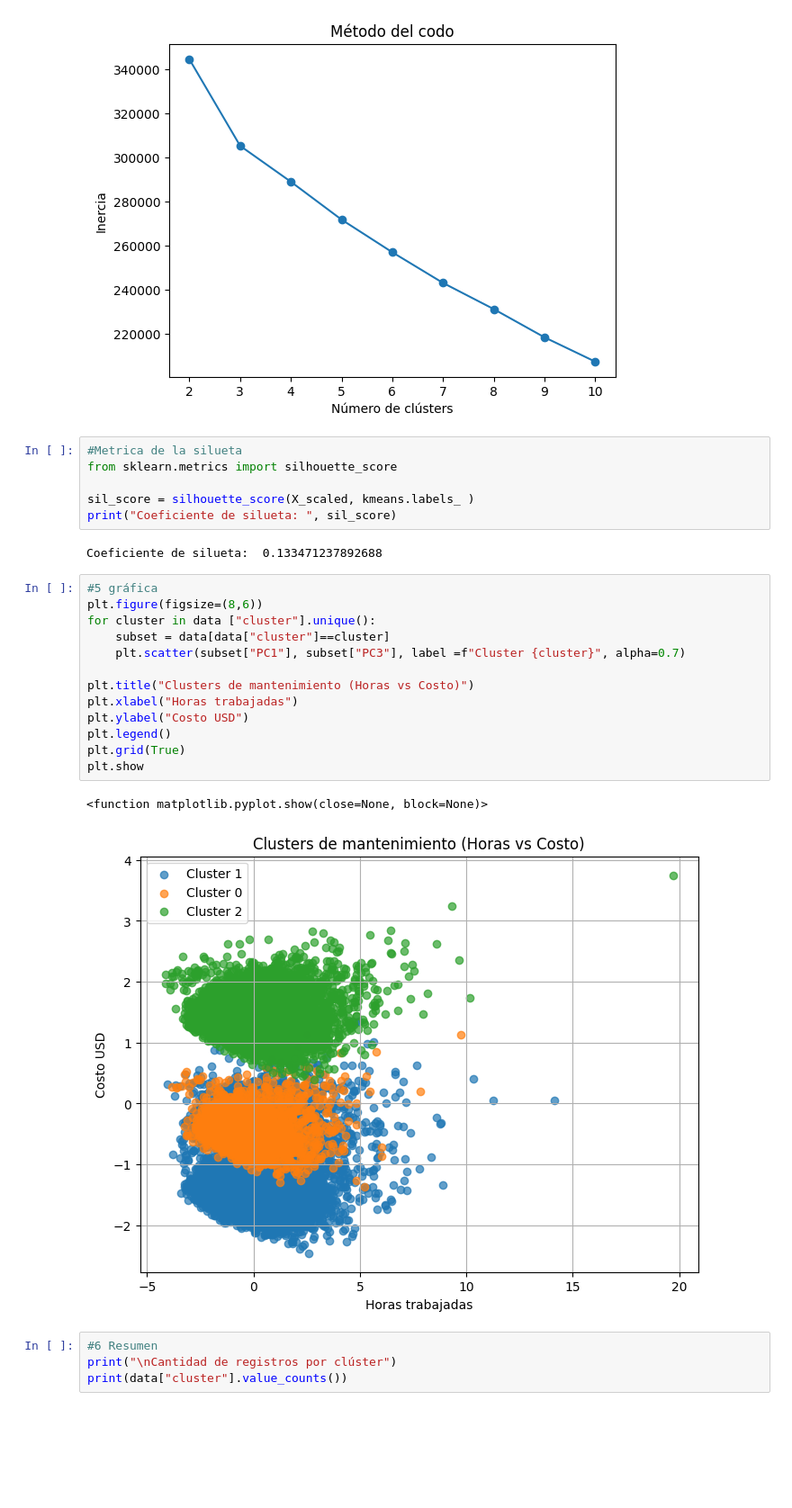
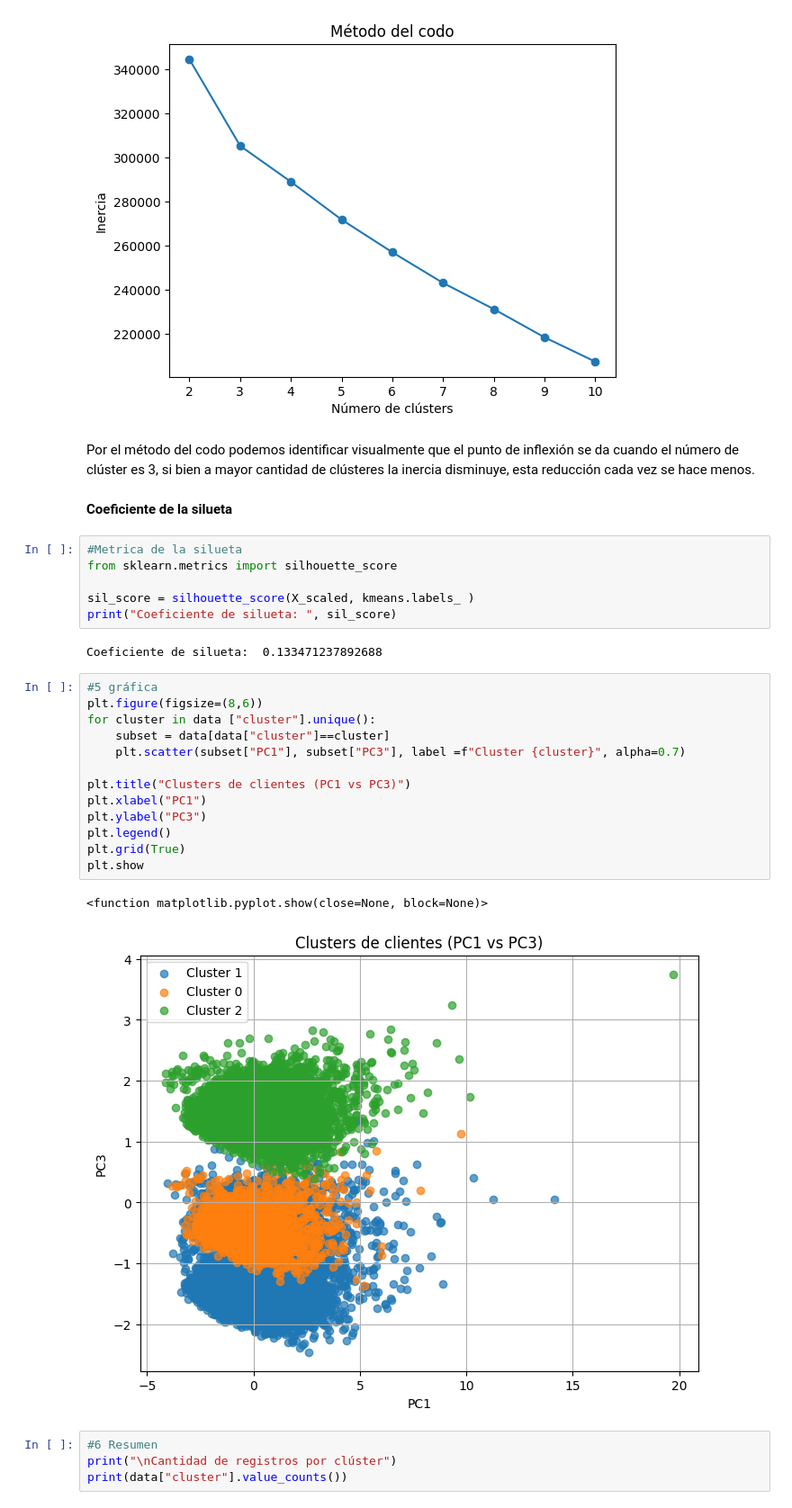
Before and after one commit to JhoelFernandoIM/ML_CPP2, a Jupyter notebook: notebooks/clusterizacion_clientes.ipynb, the cells around one changed output. Shown: that part at 90% size. Drawn from its saved outputs; the diff is of its cells as text; blank space fills up the shorter version.

```diff
--- a/notebooks/clusterizacion_clientes.ipynb
+++ b/notebooks/clusterizacion_clientes.ipynb
@@ -62,6 +64,10 @@ plt.title('Método del codo')
 plt.show()
 # %% [output]
 [figure]
+# %% [markdown]
+Por el método del codo podemos identificar visualmente que el punto de inflexión se da cuando el número de clúster es 3, si bien a mayor cantidad de clústeres la inercia disminuye, esta reducción cada vez se hace menos.
+# %% [markdown]
+**Coeficiente de la silueta**
 # %%
 #Metrica de la silueta
 from sklearn.metrics import silhouette_score
@@ -73,19 +79,19 @@ Coeficiente de silueta:  0.133471237892688
 # %%
 #5 gráfica
 plt.figure(figsize=(8,6))
 for cluster in data ["cluster"].unique():
     subset = data[data["cluster"]==cluster]
     plt.scatter(subset["PC1"], subset["PC3"], label =f"Cluster {cluster}", alpha=0.7)
 
-plt.title("Clusters de mantenimiento (Horas vs Costo)")
-plt.xlabel("Horas trabajadas")
-plt.ylabel("Costo USD")
+plt.title("Clusters de clientes (PC1 vs PC3)")
+plt.xlabel("PC1")
+plt.ylabel("PC3")
 plt.legend()
 plt.grid(True)
 plt.show
 # %% [output]
 <function matplotlib.pyplot.show(close=None, block=None)>
-[figure, old version]
+[figure, new version]
 # %%
 #6 Resumen
 print("\nCantidad de registros por clúster")
```
Also changed, not shown: parts of 1 cell of this notebook, 2 other files.
